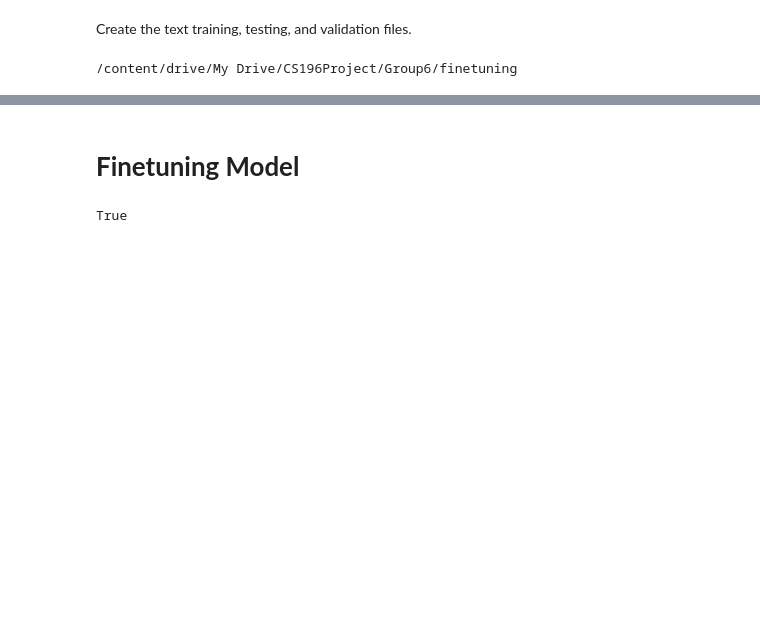
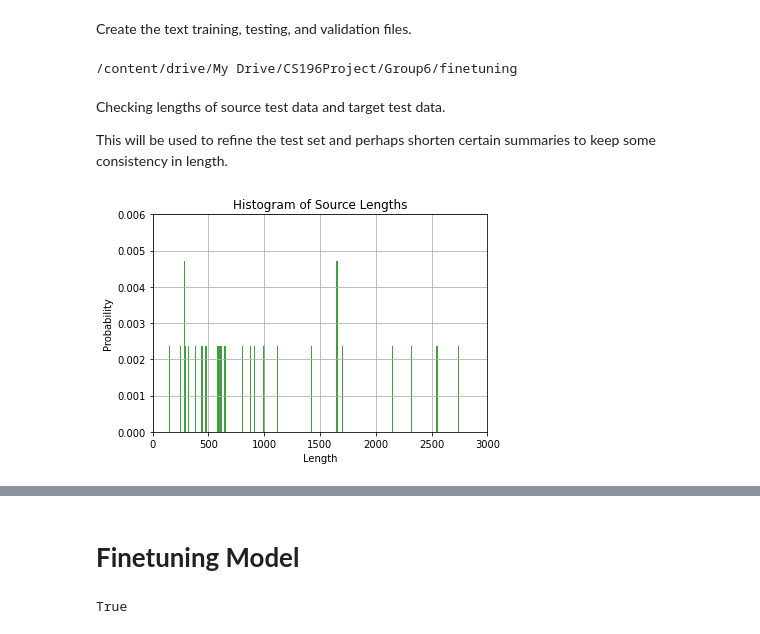
Before and after one commit to CS196Illinois/Group6, a Jupyter notebook: finetuning/FineTuneWithCustomDataset.ipynb, the cells around one changed output, grey strips where cells are left out. Saved outputs shown, nothing was run; the diff lists cells and outputs as text; code cells hidden in the pictures; blank space fills up the shorter version.

```diff
--- a/finetuning/FineTuneWithCustomDataset.ipynb
+++ b/finetuning/FineTuneWithCustomDataset.ipynb
@@ -63,6 +82,9 @@ class CreateDataset:
     self.sources = [train_source, test_source, val_source]
     self.targets = [train_target, test_target, val_target]
 
+    self.source_lengths = []
+    self.target_lengths = []
+
   def create_data_files(self, data_path: str, finished=False) -> None:
     assert type(data_path) == str
     assert data_path != None and len(data_path) > 0
@@ -78,6 +100,9 @@ class CreateDataset:
       data = example.replace("[SEP]", "")
       text, summary = data.split("[SUMM]")
 
+      self.source_lengths.append(len(text.split(" ")))
+      self.target_lengths.append(len(summary.split(" ")))
+
       source.write("{}\n".format(text))
       target.write("{}\n".format(summary))
 
@@ -86,10 +111,15 @@ class CreateDataset:
 
   def _get_prepared_lines(self, data_path: str) -> list:
     text_file = open(data_path, "r").read()
-    text_file = text_file.replace("\n", "")
+    text_file = text_file.replace("\n", " ")
+    text_file = text_file.replace("\t", " ")
     # strip text of all newlines, so we can control where they get places later on
     # newlines are used to separate entries in train/test/validation datasets
-    text_file = re.sub(r'\.(?=[^ ])', '. ', text_file)
+
+    text_file = re.sub(r' [ ]+', ' ', text_file)
+    # Replace any sequences of 2+ spaces with a single space
+
+    # text_file = re.sub(r'\.(?=[^ ])', '. ', text_file)
     # replace a period followed immediately with a character with a period and a space
 
     split_by_separation = text_file.split("[TEXT]")
@@ -122,2 +155,22 @@ dataset.create_data_files("lecture_training.txt", finished=True)
 # %% [output]
 /content/drive/My Drive/CS196Project/Group6/finetuning
+# %% [markdown]
+Checking lengths of source test data and target test data.
+
+This will be used to refine the test set and perhaps shorten certain summaries to keep some consistency in length.
+# %%
+import numpy as np
+import matplotlib.pyplot as plt
+
+# the histogram of the data
+n, bins, patches = plt.hist(dataset.source_lengths, 1000, density=True, facecolor='g', alpha=0.75)
+
+plt.xlabel('Length')
+plt.ylabel('Probability')
+plt.title('Histogram of Source Lengths')
+plt.xlim(0, 3000)
+plt.ylim(0, 0.006)
+plt.grid(True)
+plt.show()
+# %% [output]
+[figure, added]
```
Also changed, not shown: parts of 6 cells of this notebook, 9 other files.
